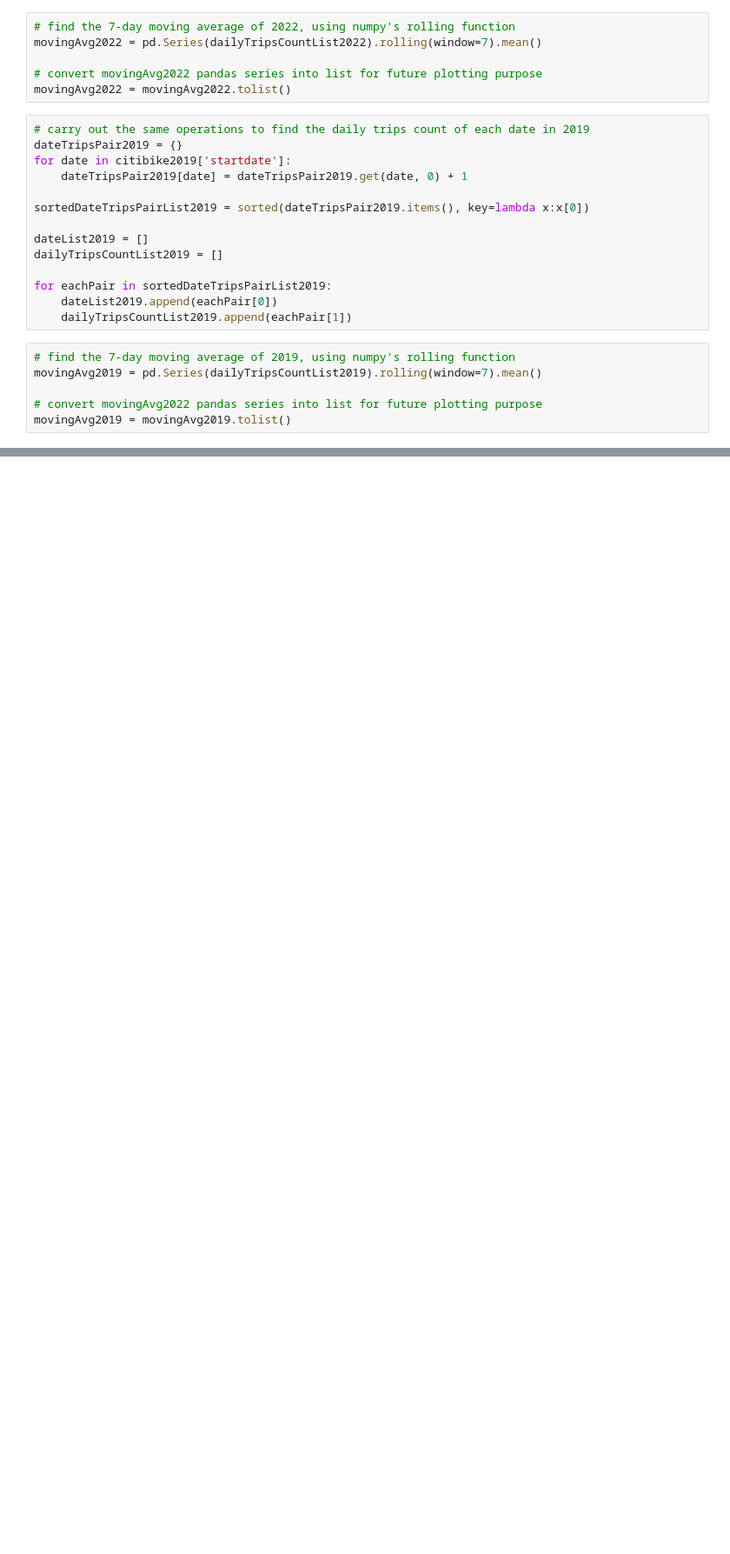
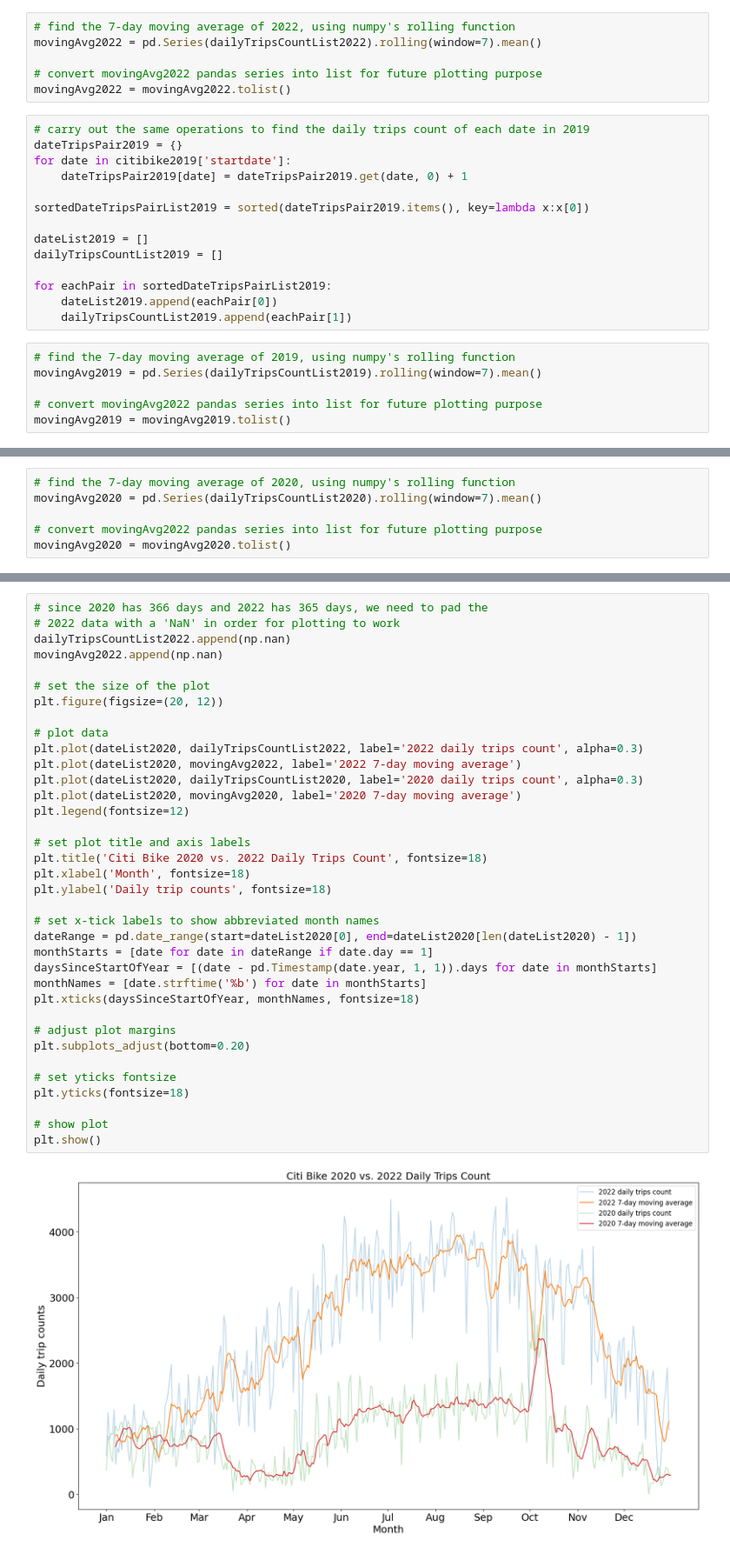
Before and after one commit to M2JT/big-data-final-project, a Jupyter notebook: code/CitiBikeAnalysis.ipynb, the cells around one changed output, grey strips where cells are left out. Shown at 87% size. Drawn from its saved outputs; the diff is of its cells as text; blank space fills up the shorter version.

```diff
--- a/code/CitiBikeAnalysis.ipynb
+++ b/code/CitiBikeAnalysis.ipynb
@@ -94,3 +128,9 @@ movingAvg2019 = movingAvg2019.tolist()
+# %%
+# find the 7-day moving average of 2020, using numpy's rolling function
+movingAvg2020 = pd.Series(dailyTripsCountList2020).rolling(window=7).mean()
+
+# convert movingAvg2022 pandas series into list for future plotting purpose
+movingAvg2020 = movingAvg2020.tolist()
 # %%
 # set the size of the plot
 plt.figure(figsize=(20, 12))
@@ -126,0 +167,38 @@ plt.show()
+# %%
+# since 2020 has 366 days and 2022 has 365 days, we need to pad the
+# 2022 data with a 'NaN' in order for plotting to work
+dailyTripsCountList2022.append(np.nan)
+movingAvg2022.append(np.nan)
+
+# set the size of the plot
+plt.figure(figsize=(20, 12))
+
+# plot data
+plt.plot(dateList2020, dailyTripsCountList2022, label='2022 daily trips count', alpha=0.3)
+plt.plot(dateList2020, movingAvg2022, label='2022 7-day moving average')
+plt.plot(dateList2020, dailyTripsCountList2020, label='2020 daily trips count', alpha=0.3)
+plt.plot(dateList2020, movingAvg2020, label='2020 7-day moving average')
+plt.legend(fontsize=12)
+
+# set plot title and axis labels
+plt.title('Citi Bike 2020 vs. 2022 Daily Trips Count', fontsize=18)
+plt.xlabel('Month', fontsize=18)
+plt.ylabel('Daily trip counts', fontsize=18)
+
+# set x-tick labels to show abbreviated month names
+dateRange = pd.date_range(start=dateList2020[0], end=dateList2020[len(dateList2020) - 1])
+monthStarts = [date for date in dateRange if date.day == 1]
+daysSinceStartOfYear = [(date - pd.Timestamp(date.year, 1, 1)).days for date in monthStarts]
+monthNames = [date.strftime('%b') for date in monthStarts]
+plt.xticks(daysSinceStartOfYear, monthNames, fontsize=18)
+
+# adjust plot margins
+plt.subplots_adjust(bottom=0.20)
+
+# set yticks fontsize
+plt.yticks(fontsize=18)
+
+# show plot
+plt.show()
+# %% [output]
+[figure, added]
```
Also changed, not shown: parts of 20 cells of this notebook, 1 other file.
